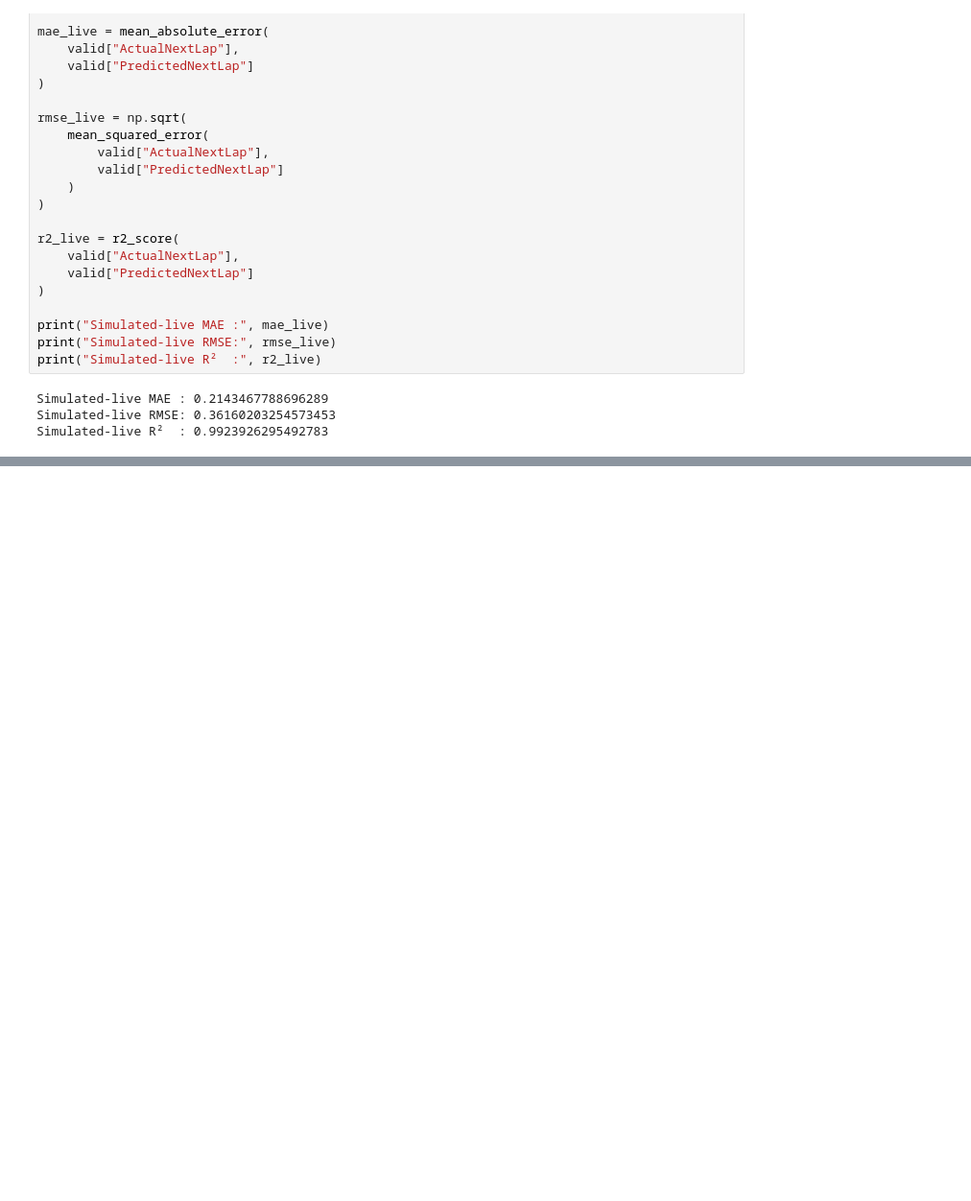
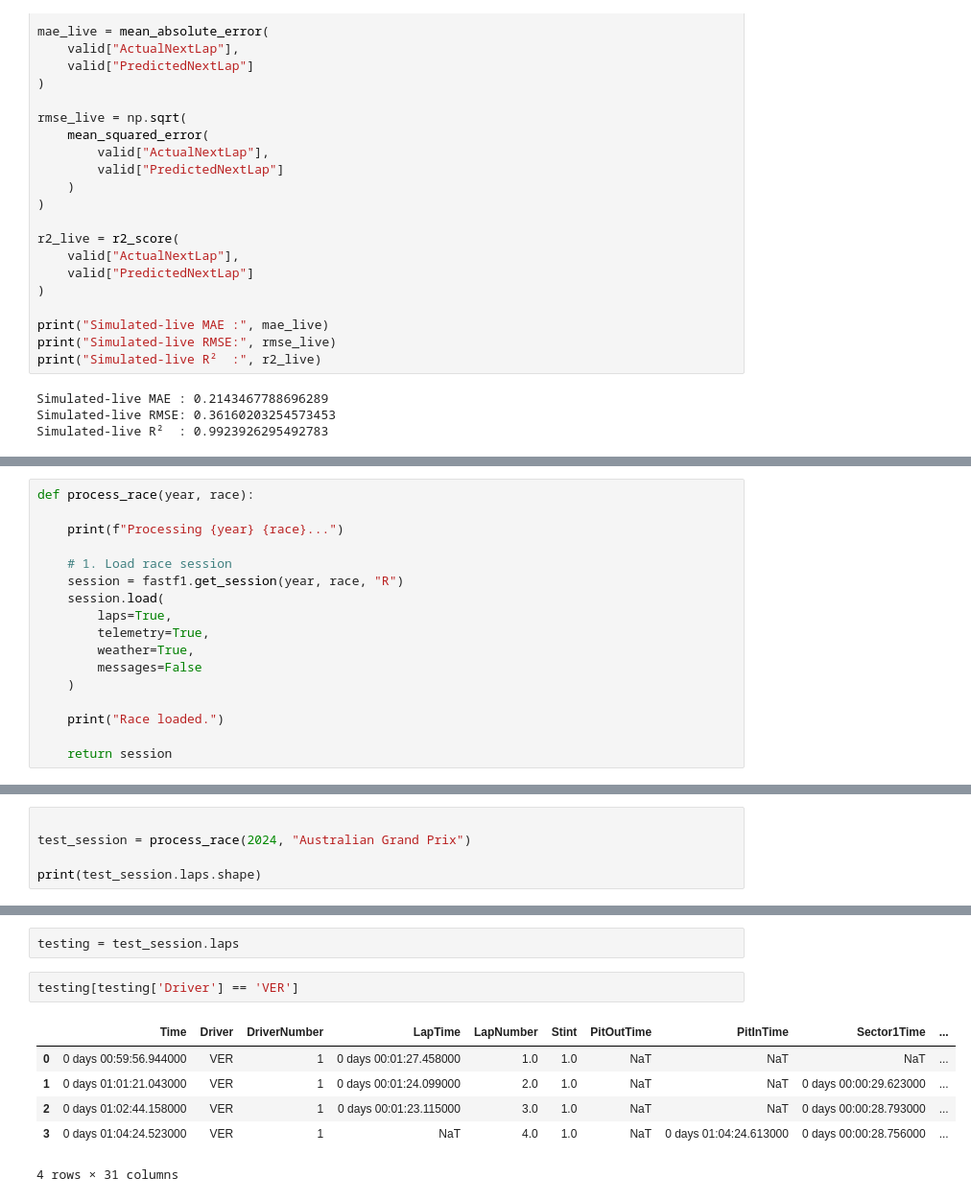
Before and after one commit to mohammedDhinojwala/f1-ai-race-strategy, a Jupyter notebook: notebooks/01_data_investigation.ipynb, the cells around one changed output, grey strips where cells are left out. Shown at 96% size. Drawn from its saved outputs; the diff is of its cells as text; blank space fills up the shorter version.

```diff
--- a/notebooks/01_data_investigation.ipynb
+++ b/notebooks/01_data_investigation.ipynb
@@ -6630,0 +6732,17 @@ Simulated-live R²  : 0.9923926295492783
+# %%
+def process_race(year, race):
+
+    print(f"Processing {year} {race}...")
+
+    # 1. Load race session
+    session = fastf1.get_session(year, race, "R")
+    session.load(
+        laps=True,
+        telemetry=True,
+        weather=True,
+        messages=False
+    )
+
+    print("Race loaded.")
+
+    return session
@@ -6630,0 +6751,5 @@ Simulated-live R²  : 0.9923926295492783
+# %%
+
+test_session = process_race(2024, "Australian Grand Prix")
+
+print(test_session.laps.shape)
@@ -6630,0 +6780,11 @@ Simulated-live R²  : 0.9923926295492783
+# %%
+testing = test_session.laps
+# %%
+testing[testing['Driver'] == 'VER']
+# %% [output]
+|  | Time | Driver | DriverNumber | LapTime | LapNumber | Stint | PitOutTime | PitInTime | Sector1Time | ... |
+| 0 | 0 days 00:59:56.944000 | VER | 1 | 0 days 00:01:27.458000 | 1.0 | 1.0 | NaT | NaT | NaT | ... |
+| 1 | 0 days 01:01:21.043000 | VER | 1 | 0 days 00:01:24.099000 | 2.0 | 1.0 | NaT | NaT | 0 days 00:00:29.623000 | ... |
+| 2 | 0 days 01:02:44.158000 | VER | 1 | 0 days 00:01:23.115000 | 3.0 | 1.0 | NaT | NaT | 0 days 00:00:28.793000 | ... |
+| 3 | 0 days 01:04:24.523000 | VER | 1 | NaT | 4.0 | 1.0 | NaT | 0 days 01:04:24.613000 | 0 days 00:00:28.756000 | ... |
+4 rows × 31 columns
```
Also changed, not shown: parts of 9 cells of this notebook.
